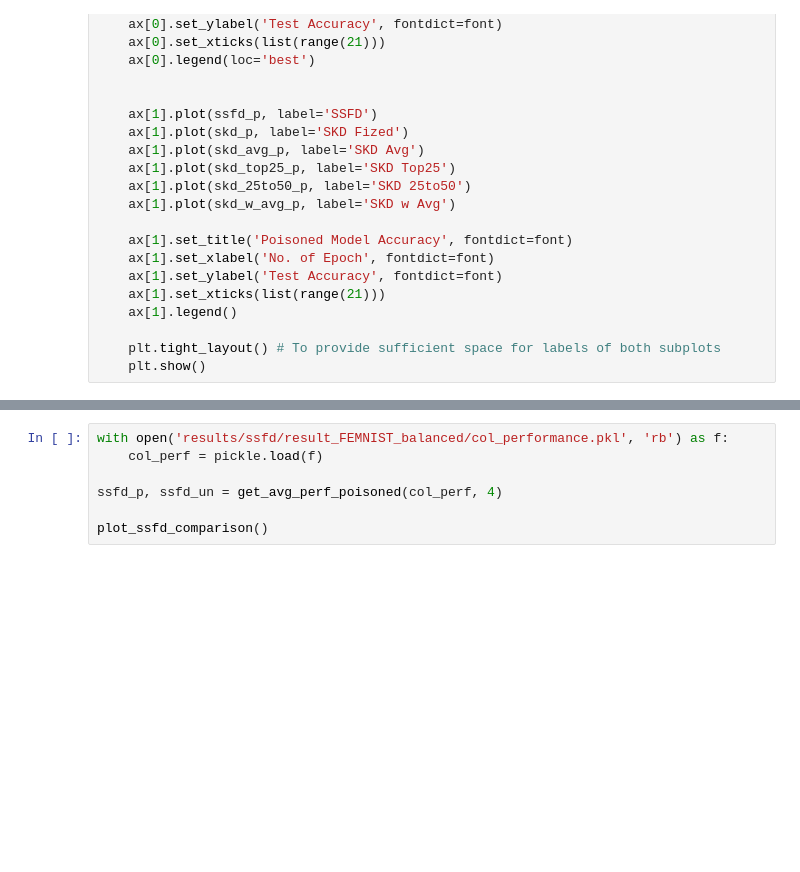
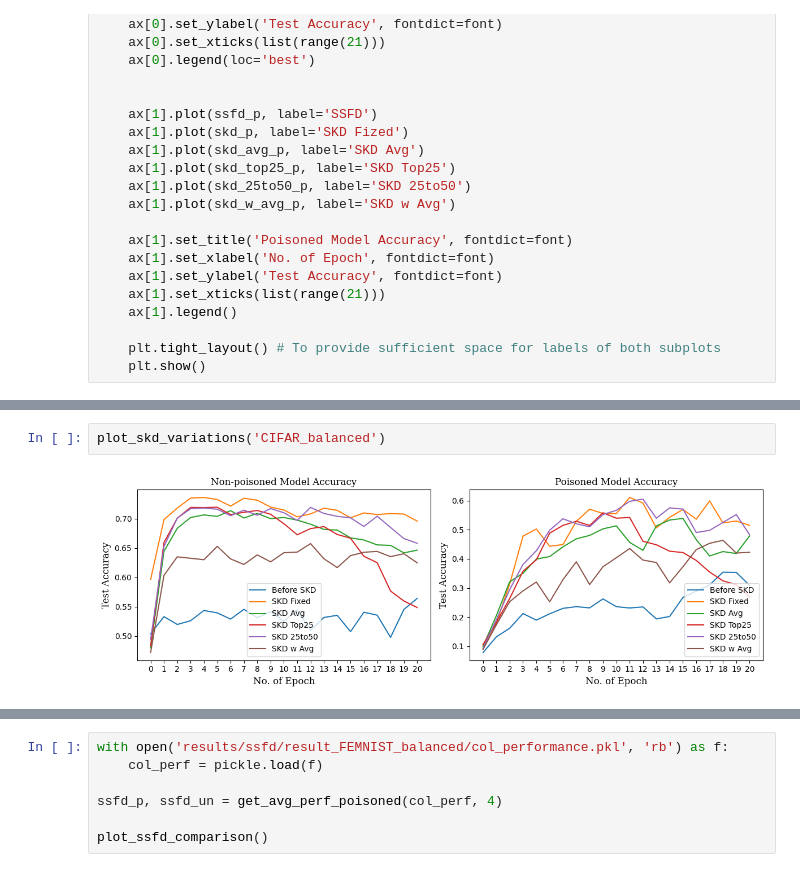
Before and after one commit to kaiesalmahmud/SKD-FL, a Jupyter notebook: results_compact.ipynb, the cells around one changed output, grey strips where cells are left out. Saved outputs shown, nothing was run; the diff lists cells and outputs as text; blank space fills up the shorter version.

```diff
--- a/results_compact.ipynb
+++ b/results_compact.ipynb
@@ -234,0 +249,4 @@ plot_skd_variations()
+# %%
+plot_skd_variations('CIFAR_balanced')
+# %% [output]
+[figure, added]
```
Also changed, not shown: parts of 24 cells of this notebook.
